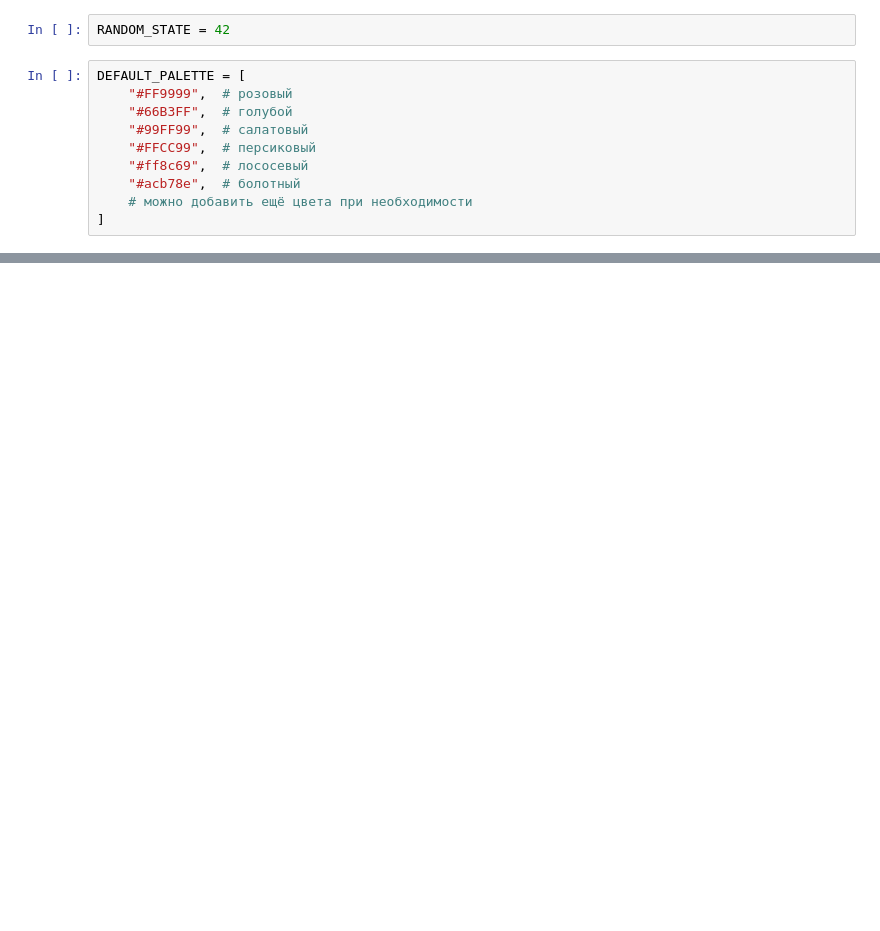
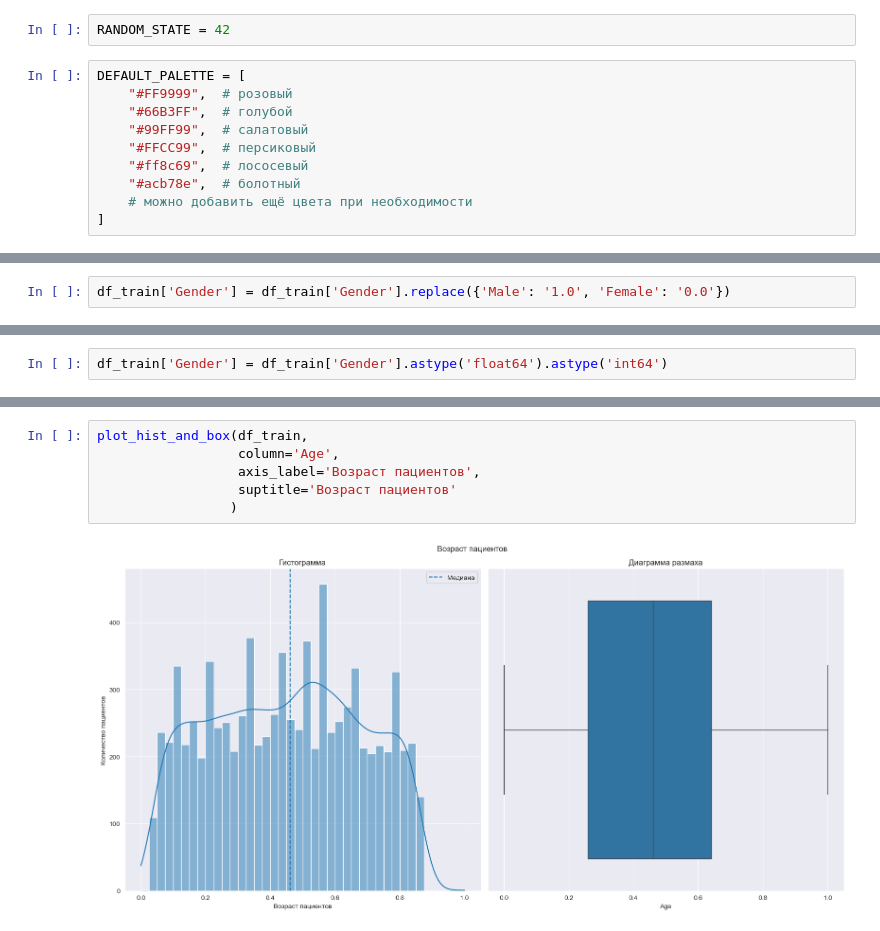
Before and after one commit to ARDIMAX/heart_project, a Jupyter notebook: project.ipynb, the cells around one changed output, grey strips where cells are left out. Saved outputs shown, nothing was run; the diff lists cells and outputs as text; blank space fills up the shorter version.

```diff
--- a/project.ipynb
+++ b/project.ipynb
@@ -28,0 +448,2 @@ DEFAULT_PALETTE = [
+# %%
+df_train['Gender'] = df_train['Gender'].replace({'Male': '1.0', 'Female': '0.0'})
@@ -28,0 +462,2 @@ DEFAULT_PALETTE = [
+# %%
+df_train['Gender'] = df_train['Gender'].astype('float64').astype('int64')
@@ -28,0 +487,8 @@ DEFAULT_PALETTE = [
+# %%
+plot_hist_and_box(df_train,
+                  column='Age',
+                  axis_label='Возраст пациентов',
+                  suptitle='Возраст пациентов'
+                 )
+# %% [output]
+[figure, added]
```
Also changed, not shown: parts of 67 cells of this notebook, 3 other files.
